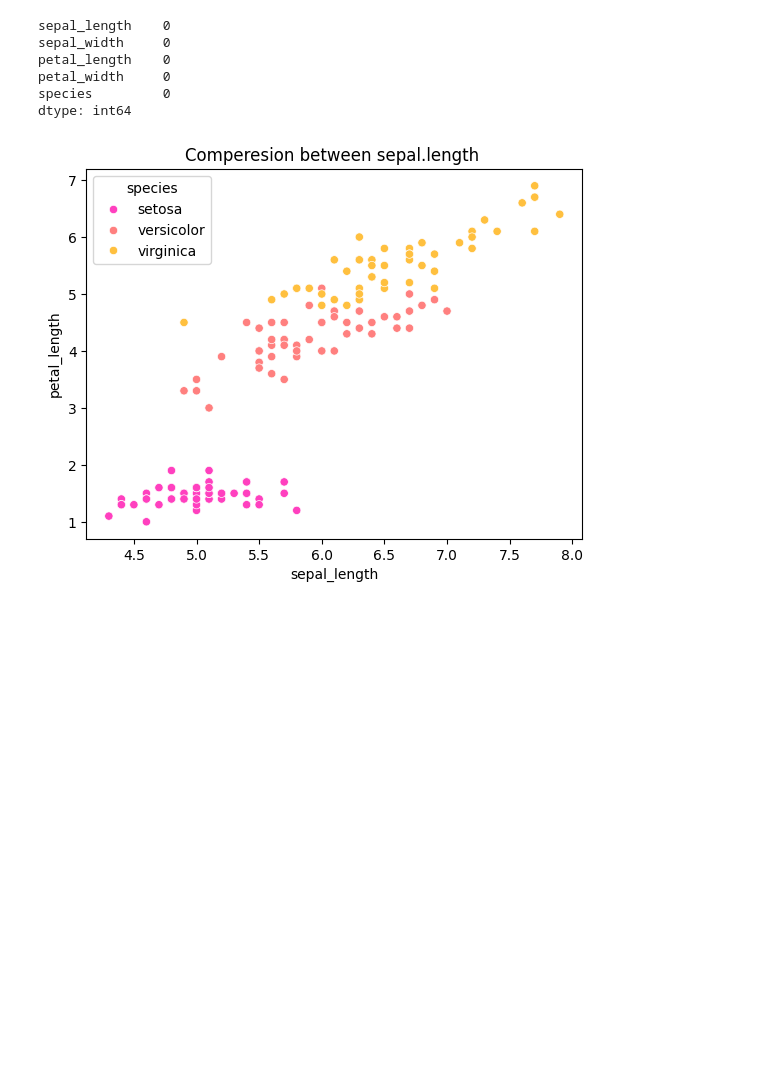
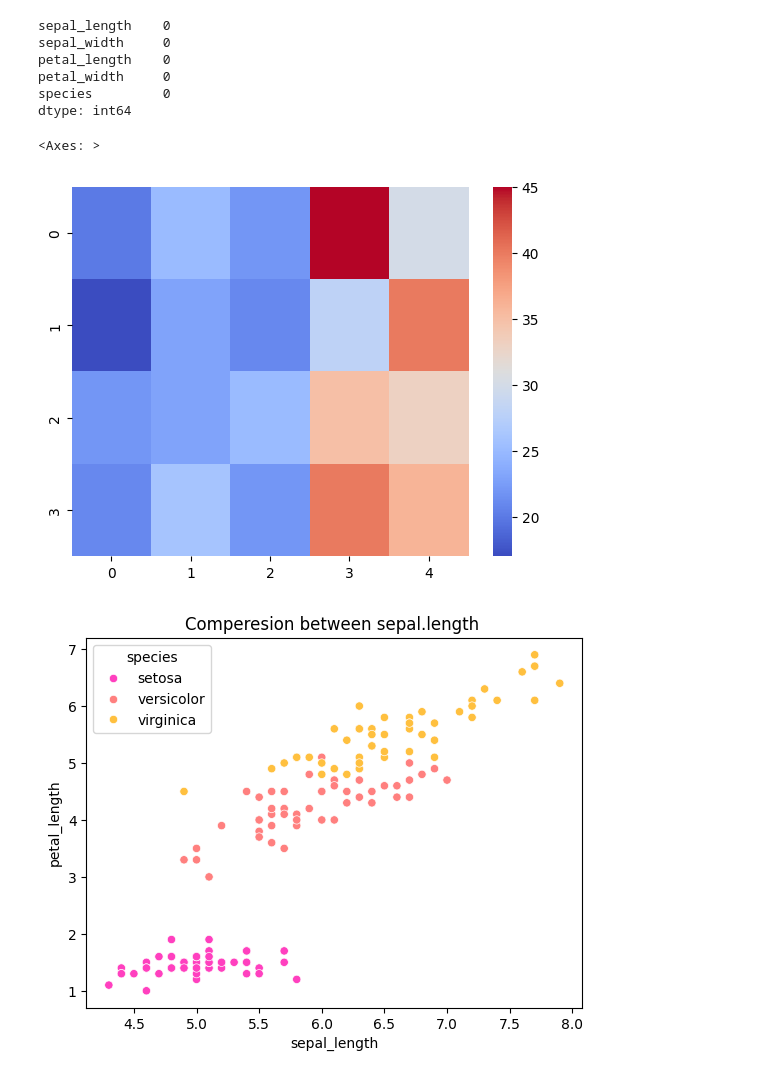
Before and after one commit to Sameerverma32/python, a Jupyter notebook: Data Structure/Analysis/seaborn.ipynb, the cells around one changed output. Drawn from its saved outputs; the diff is of its cells as text; code cells hidden in the pictures; blank space fills up the shorter version.

Commit message:
heatmap

```diff
--- a/Data Structure/Analysis/seaborn.ipynb
+++ b/Data Structure/Analysis/seaborn.ipynb
@@ -127,6 +127,20 @@ petal_length    0
 petal_width     0
 species         0
 dtype: int64
+# %%
+import numpy as np
+# Time to commute
+week1 = [20,25,22,45,30]
+week2 = [17,23,21,28,40]
+week3 = [22,23,25,35,33]
+week4 = [21,26,22,40,36]
+
+data = np.array([week1,week2,week3,week4])
+
+sns.heatmap(data, cmap='coolwarm')
+# %% [output]
+<Axes: >
+[figure, added]
 # %%
 sns.scatterplot(df, x="sepal_length",y="petal_length", hue='species', palette="spring")
 plt.title('Comperesion between sepal.length ')
```
